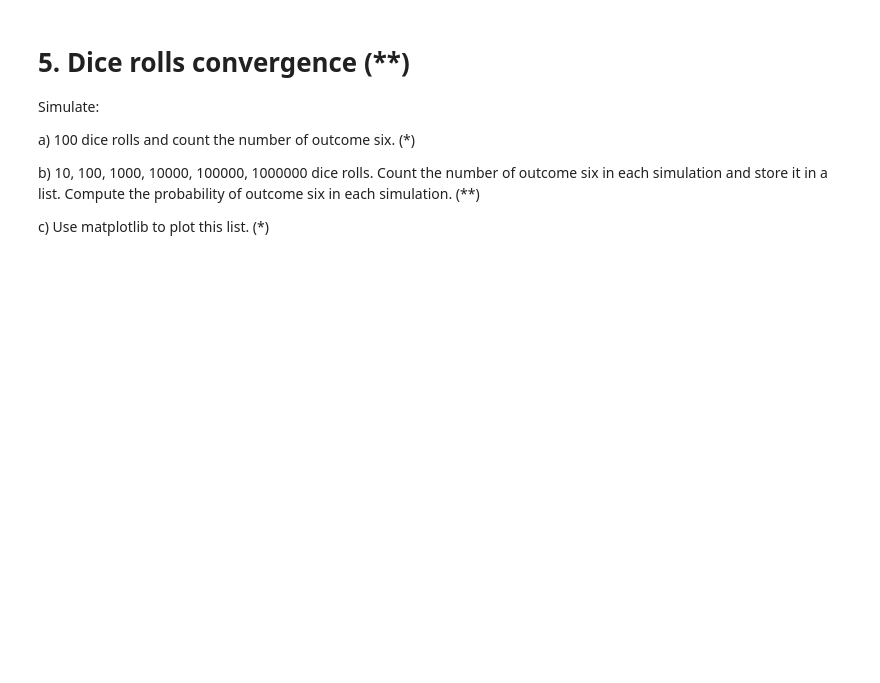
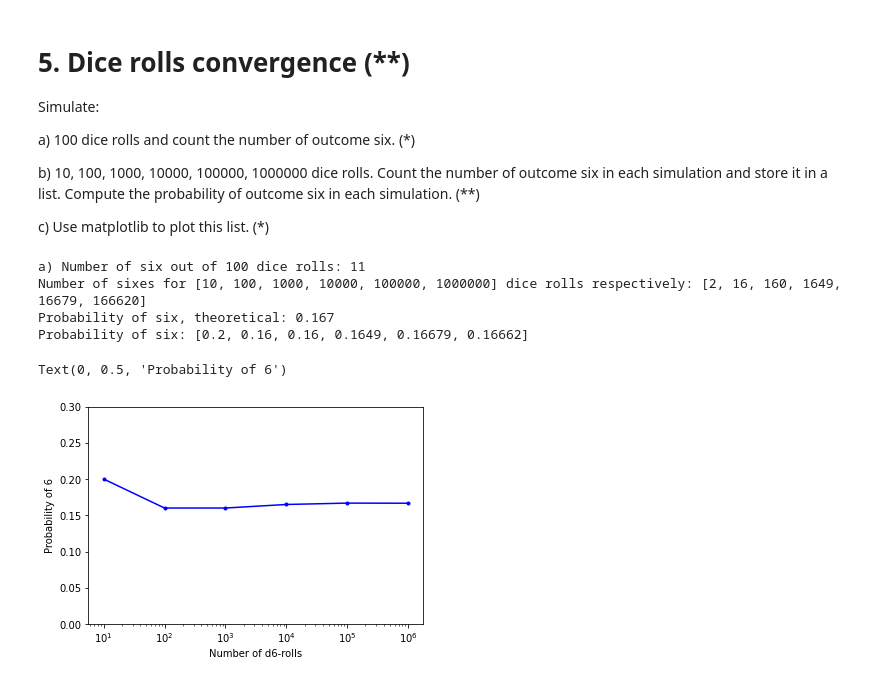
Before and after one commit to jwiegert/python-programming-joachim-wiegert, a Jupyter notebook: Exercises/exercise04_lists.ipynb, the cells around one changed output. Drawn from its saved outputs; the diff is of its cells as text; code cells hidden in the pictures; blank space fills up the shorter version.

Commit message:
Finished ex4 lists

```diff
--- a/Exercises/exercise04_lists.ipynb
+++ b/Exercises/exercise04_lists.ipynb
@@ -134,3 +139,70 @@ Simulate:
   b)   10, 100, 1000, 10000, 100000, 1000000 dice rolls. Count the number of outcome six in each simulation and store it in a list. Compute the probability of outcome six in each simulation. (**)
 
   c)   Use matplotlib to plot this list. (*)
+# %%
+import random as rnd
+import matplotlib.pyplot as plt
+
+# a) 100 dice rolls and compute number of sixes
+
+Nrolls  = 100
+counter =   0
+
+for nrolls in range(Nrolls):
+    if rnd.randint(1,6) == 6:
+        counter += 1
+print(f"a) Number of six out of 100 dice rolls: {counter}")
+
+# b)
+
+Nrolls  = [10**i for i in range(1,7)]
+Ntries  = len(Nrolls)
+Nsix    = []
+#
+# First loop over the different number of rolls.
+#
+for i in range(Ntries):
+    #
+    # Reset counter
+    #
+    counter = 0
+    #
+    # Loop over each dice roll
+    #
+    for nrolls in range(Nrolls[i]):
+        #
+        # Count number of sixes
+        #
+        if rnd.randint(1,6) == 6:
+            counter += 1
+    #
+    # Save number of sixes for the differen number of rolls.
+    #
+    Nsix.append(counter)
+#
+# Save a list of probabilities
+#
+probability = [Nsix[i]/Nrolls[i] for i in range(Ntries)]
+#
+# Output
+#
+print("b)")
+print(f"Number of sixes for {Nrolls} dice rolls respectively: {Nsix}")
+print(f"Probability of six, theoretical: {1/6:.3f}")
+print(f"Probability of six: {probability}")
+#
+# c) plot
+#
+print("c)")
+plt.plot(Nrolls,probability,'b.-')
+plt.xscale('log')
+plt.ylim(0,max(probability)+0.1)
+plt.xlabel("Number of d6-rolls")
+plt.ylabel("Probability of 6")
+# %% [output]
+a) Number of six out of 100 dice rolls: 11
+Number of sixes for [10, 100, 1000, 10000, 100000, 1000000] dice rolls respectively: [2, 16, 160, 1649, 16679, 166620]
+Probability of six, theoretical: 0.167
+Probability of six: [0.2, 0.16, 0.16, 0.1649, 0.16679, 0.16662]
+Text(0, 0.5, 'Probability of 6')
+[figure, added]
```
Also changed, not shown: parts of 2 cells of this notebook.
